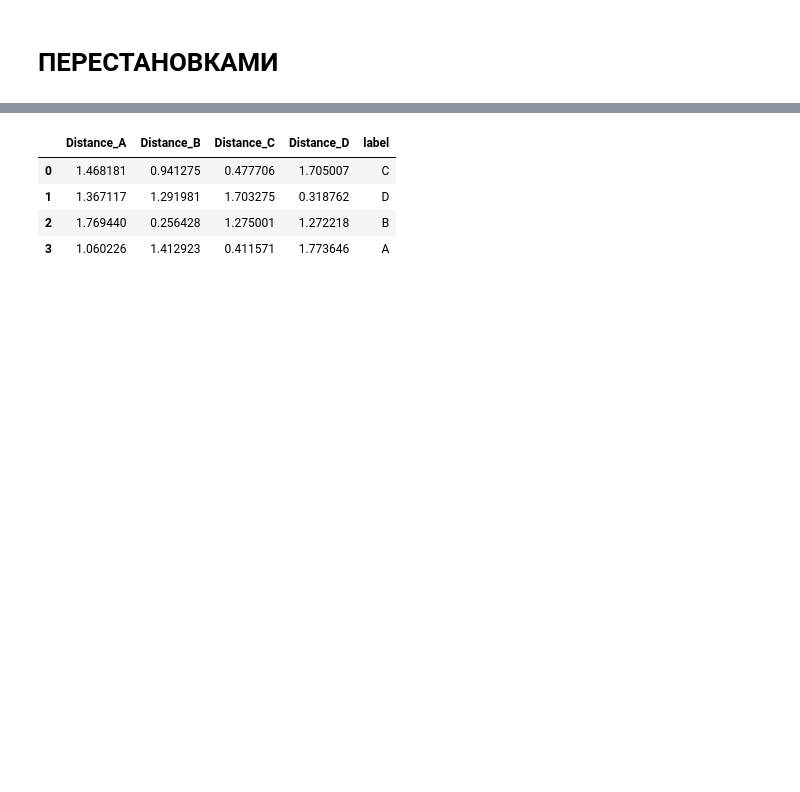
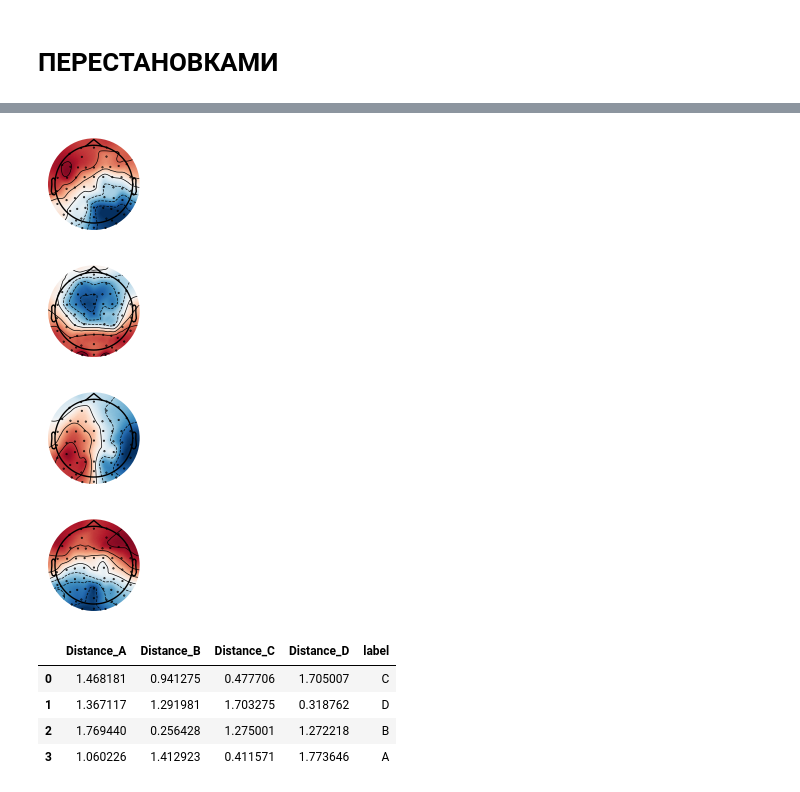
Before and after one commit to anast3t/nsu-microstate-rest-eeg, a Jupyter notebook: GlobalMSCalc.ipynb, the cells around one changed output, grey strips where cells are left out. Saved outputs shown, nothing was run; the diff lists cells and outputs as text; code cells hidden in the pictures; blank space fills up the shorter version.

```diff
--- a/GlobalMSCalc.ipynb
+++ b/GlobalMSCalc.ipynb
@@ -644,3 +644,26 @@ for i in range(4):
 [0.41157132 1.06022558] [0.47770597 1.46818092]
 # %% [markdown]
 # ПЕРЕСТАНОВКАМИ
+# %%
+def calc_regroup_variants(available: [int], max_len=4, current_len=0):
+    # print(current_len, max_len)
+    if len(available) == 1:
+        return available
+    variants = []
+    current_len += 1
+    if current_len == max_len:
+        return available
+    for num in available:
+        available_copy = available.copy()
+        available_copy.remove(num)
+        if num < max_len and num+max_len in available_copy:
+            available_copy.remove(num+max_len)
+        elif num >= max_len and num-max_len in available_copy:
+            available_copy.remove(num-max_len)
+        # print(available_copy)
+        for variant in calc_regroup_variants(available_copy, max_len=max_len, current_len=current_len):
+            if isinstance(variant, int):
+                variants.append([num, variant])
+            else:
+                variants.append([num, *variant])
+    return variants
@@ -677,0 +766,3 @@ for i in range(4):
+# %%
+for i in range(4):
+    mne.viz.plot_topomap(global_maps[labels[i]].T, raw.info, show=True)
@@ -677,0 +774,3 @@ for i in range(4):
+# %%
+for i in range(4):
+    mne.viz.plot_topomap(clusters_user[i], raw.info, show=True)
@@ -678,3 +782,11 @@ for i in range(4):
+# %%
+for i in range(4):
+    mne.viz.plot_topomap(clusters_user[i]*-1, raw.info, show=True)
+# %% [output]
+[figure, added]
+[figure, added]
+[figure, added]
+[figure, added]
 # %%
 remap_df.sort_index(inplace=True)
 remap_df
```
Also changed, not shown: parts of 5 cells of this notebook, 2 other files.
